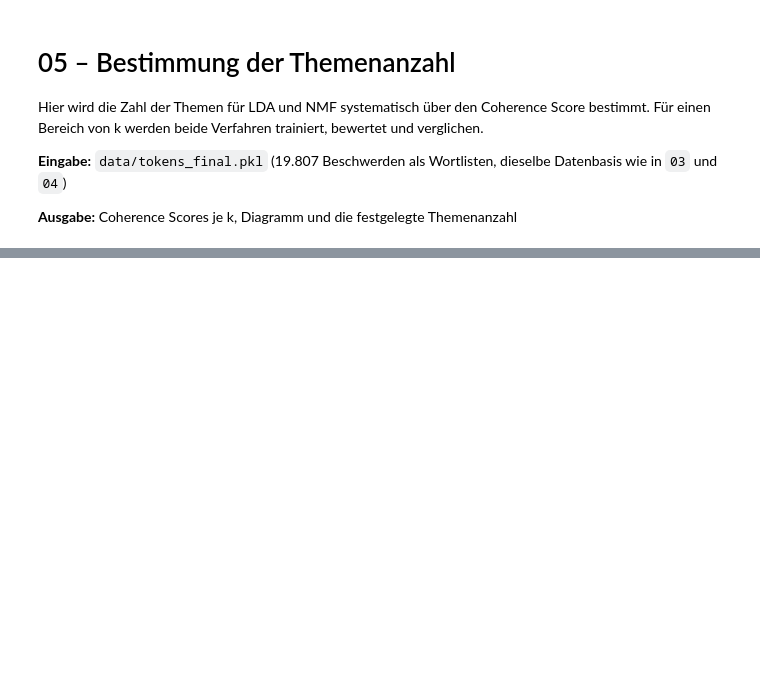
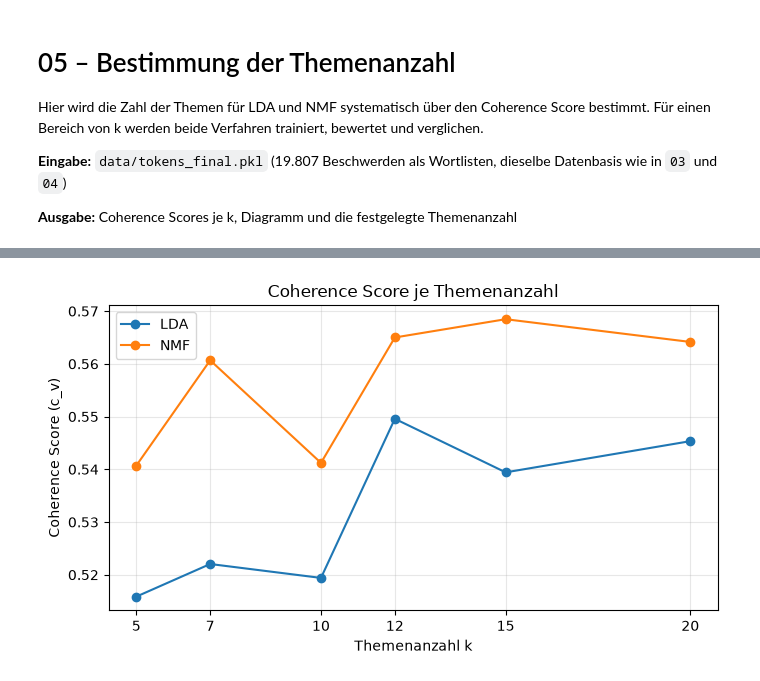
Before and after one commit to jonathanAkammerer/consumer-complaints-topic-modeling, a Jupyter notebook: 05_themenanzahl.ipynb, the cells around one changed output, grey strips where cells are left out. Saved outputs shown, nothing was run; the diff lists cells and outputs as text; code cells hidden in the pictures; blank space fills up the shorter version.

Commit message:
themenanzahl ausprobiert und erste Ergebnisse

```diff
--- a/05_themenanzahl.ipynb
+++ b/05_themenanzahl.ipynb
@@ -48,0 +121,26 @@ assert summe_gensim == X_bow.sum() == df["n_tokens"].sum()
+# %%
+# Testlauf NMF
+from sklearn.decomposition import NMF
+
+feature_names = tv.get_feature_names_out()
+
+start = time.perf_counter()
+nmf = NMF(n_components=k, random_state=RANDOM_STATE, max_iter=NMF_MAX_ITER)
+nmf.fit(X_tfidf)
+t_train = time.perf_counter() - start
+
+nmf_topics = [[feature_names[i] for i in t.argsort()[-TOPN:][::-1]] for t in nmf.components_]
+
+start = time.perf_counter()
+cm_nmf = CoherenceModel(
+    topics=nmf_topics,
+    texts=texts,
+    dictionary=dictionary,
+    coherence=COHERENCE,
+    topn=TOPN,
+    processes=1,
+)
+score_nmf = cm_nmf.get_coherence()
+t_score = time.perf_counter() - start
+
+print(f"NMF k={k}: Coherence {score_nmf:.3f} | Training {t_train:.1f} s | Score-Berechnung {t_score:.0f} s")
@@ -48,0 +251,5 @@ assert summe_gensim == X_bow.sum() == df["n_tokens"].sum()
+# %%
+scores = pd.concat([lda_scores.assign(verfahren="LDA"), nmf_scores.assign(verfahren="NMF")])
+
+tabelle = scores.pivot(index="k", columns="verfahren", values="coherence").round(3)
+tabelle
@@ -48,0 +265,16 @@ assert summe_gensim == X_bow.sum() == df["n_tokens"].sum()
+# %%
+fig, ax = plt.subplots(figsize=(7, 4))
+for name, gruppe in scores.groupby("verfahren"):
+    ax.plot(gruppe["k"], gruppe["coherence"], marker="o", label=name)
+
+ax.set_xlabel("Themenanzahl k")
+ax.set_ylabel("Coherence Score (c_v)")
+ax.set_xticks(K_WERTE)
+ax.set_title("Coherence Score je Themenanzahl")
+ax.legend()
+ax.grid(alpha=0.3)
+fig.tight_layout()
+fig.savefig(RESULTS_DIR / "coherence_plot.png", dpi=150)
+plt.show()
+# %% [output]
+[figure, added]
```
Also changed, not shown: parts of 14 cells of this notebook, 3 other files.
